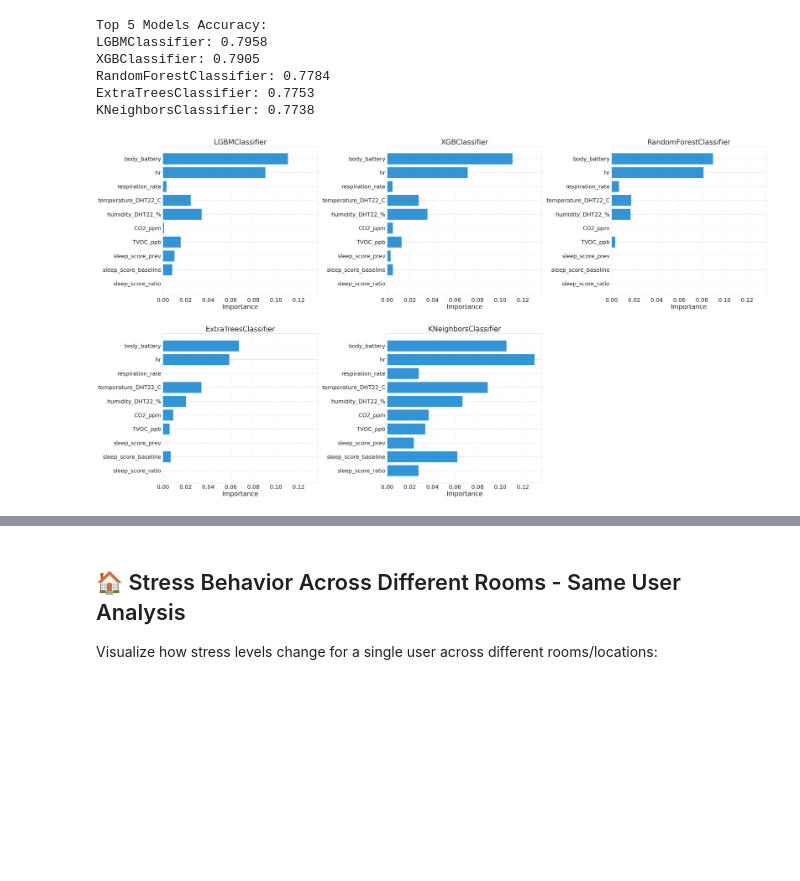
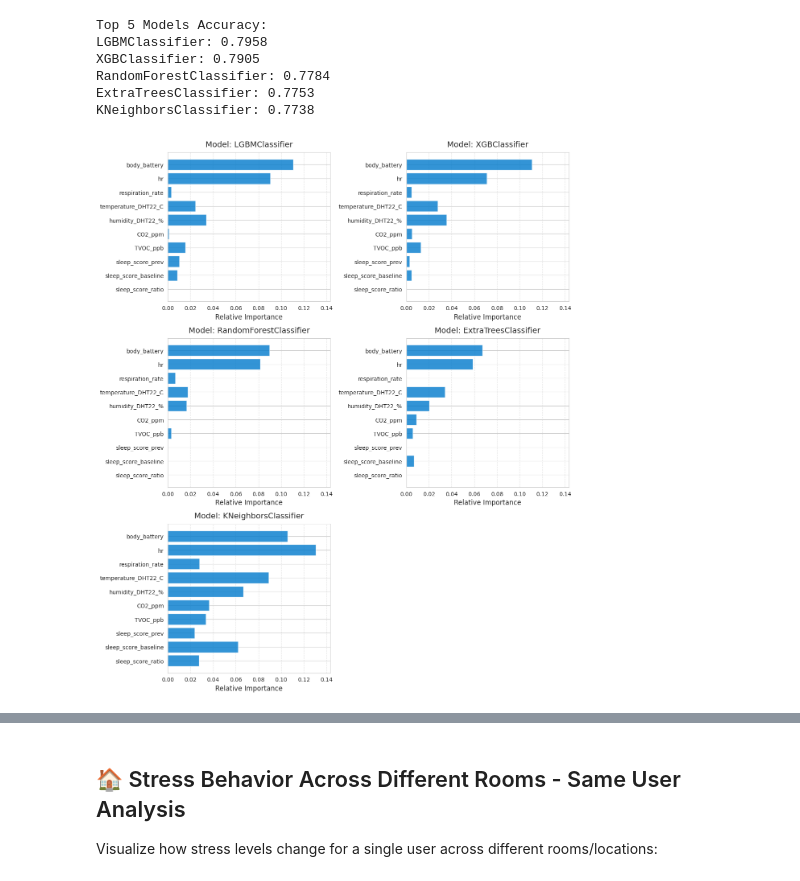
Before and after one commit to ClaudiaGalantino/eda-architecture, a Jupyter notebook: data_analysis/notebooks/model_training_classification.ipynb, the cells around one changed output, grey strips where cells are left out. Cells and saved outputs as stored; diff of their text form; code cells hidden in the pictures; blank space fills up the shorter version.

```diff
--- a/data_analysis/notebooks/model_training_classification.ipynb
+++ b/data_analysis/notebooks/model_training_classification.ipynb
@@ -479,10 +479,10 @@ for idx, model_name in enumerate(top_5_models):
     y_pred = predictions[model_name]
     cm = confusion_matrix(y_test, y_pred)
 
-    sns.heatmap(cm, annot=True, fmt='d', cmap='Blues', ax=axes[idx], cbar=False)
-    axes[idx].set_title(model_name, fontsize=12)
-    axes[idx].set_ylabel('True Label')
-    axes[idx].set_xlabel('Predicted Label')
+    sns.heatmap(cm, annot=True, fmt='d', cmap='Blues', ax=axes[idx], cbar=False, annot_kws={"size": 15})
+    axes[idx].set_title(model_name, fontsize=14)
+    axes[idx].set_ylabel('True Label', fontsize=12)
+    axes[idx].set_xlabel('Predicted Label', fontsize=12)
 
 axes[5].set_visible(False)
 
@@ -576,61 +576,67 @@ RandomForestClassifier: 0.7784
 ExtraTreesClassifier: 0.7753
 KNeighborsClassifier: 0.7738
 # %%
-from sklearn.inspection import permutation_importance
+import matplotlib.pyplot as plt
+import seaborn as sns
+import os
+import numpy as np
 
 N = 5
-
-# Take the top N models from the ranking
 top_N_models = scores.head(N).index.tolist()
 
 sns.set_style("whitegrid")
 plt.rcParams['font.family'] = 'sans-serif'
 
-fig, axes = plt.subplots(2, 3, figsize=(37, 20))
+fig, axes = plt.subplots(3, 2, figsize=(12, 14))
 axes = axes.flatten()
 
-title_size = 28
-label_size = 25
-tick_size = 22
+title_size = 14
+label_size = 12
+tick_size = 10
 bar_color = "#007ACC"
 
-# Harmonize the scales
 all_importances = []
 
 for idx, model_name in enumerate(top_N_models):
-    # Get the trained models
     model = clf.models[model_name]
-    # Compute feature importance
+
+    # Compita feature importance
     if hasattr(model, "feature_importances_"):
         importances = model.feature_importances_
     elif hasattr(model, "coef_"):
         importances = np.abs(model.coef_[0])
     else:
-
+        from sklearn.inspection import permutation_importance
         result = permutation_importance(model, X_test, y_test, n_repeats=10, random_state=42)
         importances = result.importances_mean
 
     all_importances.append(importances)
+
+    # Plot
     axes[idx].barh(FEATURES, importances, color=bar_color, alpha=0.8)
-    axes[idx].set_title(model_name, fontsize=title_size, pad=8)
-    axes[idx].set_xlabel("Importance", fontsize=label_size)
+    axes[idx].set_title(f"Model: {model_name}", fontsize=title_size, pad=10)
+    axes[idx].set_xlabel("Relative Importance", fontsize=label_size)
     axes[idx].tick_params(axis='both', labelsize=tick_size)
-    axes[idx].grid(axis='x', linestyle='--', alpha=0.4)
     axes[idx].invert_yaxis()
+    axes[idx].grid(axis='x', linestyle='--', alpha=0.6)
 
+# Uniform the X-axis scales for comparability
 if all_importances:
-    max_importance = np.max(np.concatenate(all_importances))
-    for ax in axes[:len(top_N_models)]:
-        ax.set_xlim(0, max_importance * 1.05)
+    max_val = np.max([np.max(imp) for imp in all_importances])
+    for i in range(N):
+        axes[i].set_xlim(0, max_val * 1.1)
+
 
 axes[5].set_visible(False)
 
 plt.tight_layout()
-plt.subplots_adjust(hspace=0.25, wspace=0.45)
-plt.savefig((os.path.join(str(save_path), f'top_{N}_models_feature_importance.pdf')), dpi=300, bbox_inches='tight')
+save_name = f'top_{N}_models_feature_importance.pdf'
+plt.savefig(os.path.join(str(save_path), save_name),
+            dpi=300,
+            bbox_inches='tight')
 plt.show()
 # %% [output]
-[figure, old version]
+[figure, new version]
 # %%
 from sklearn.metrics import roc_curve, auc
 
```
Also changed, not shown: parts of 9 cells of this notebook, 6 other files.
